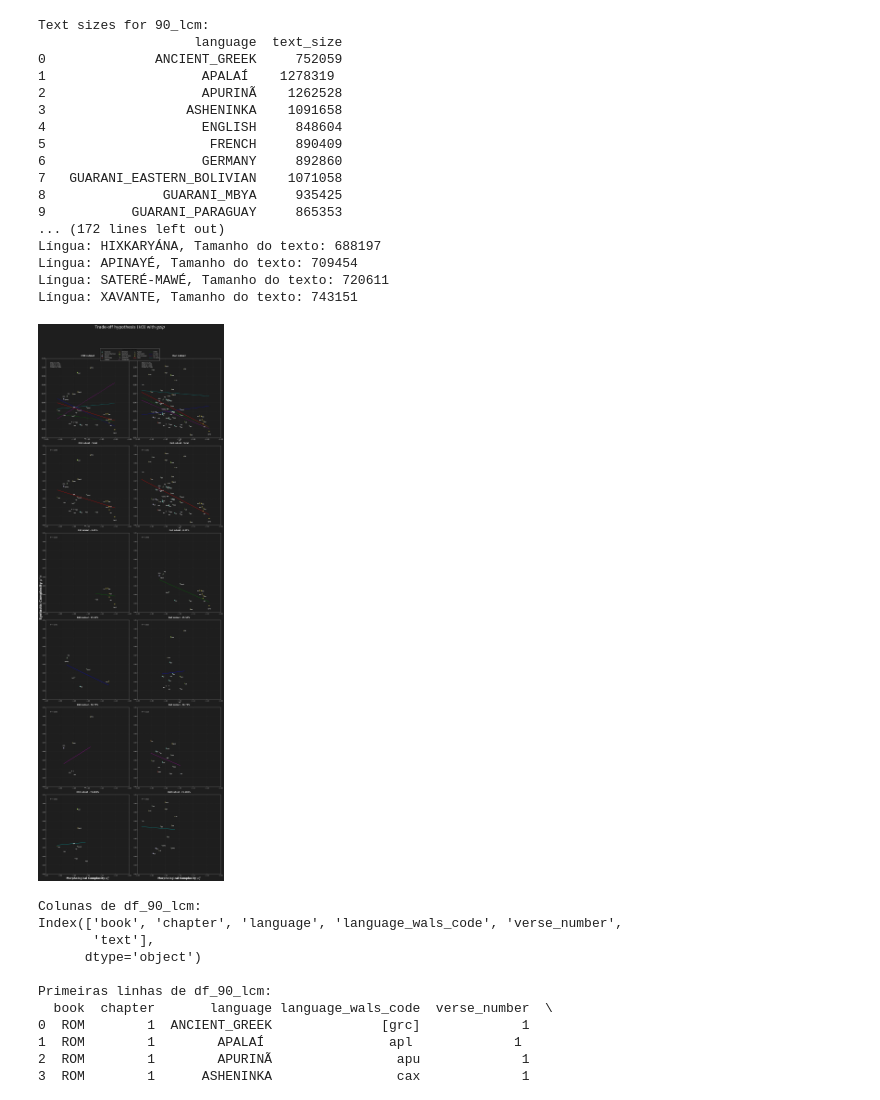
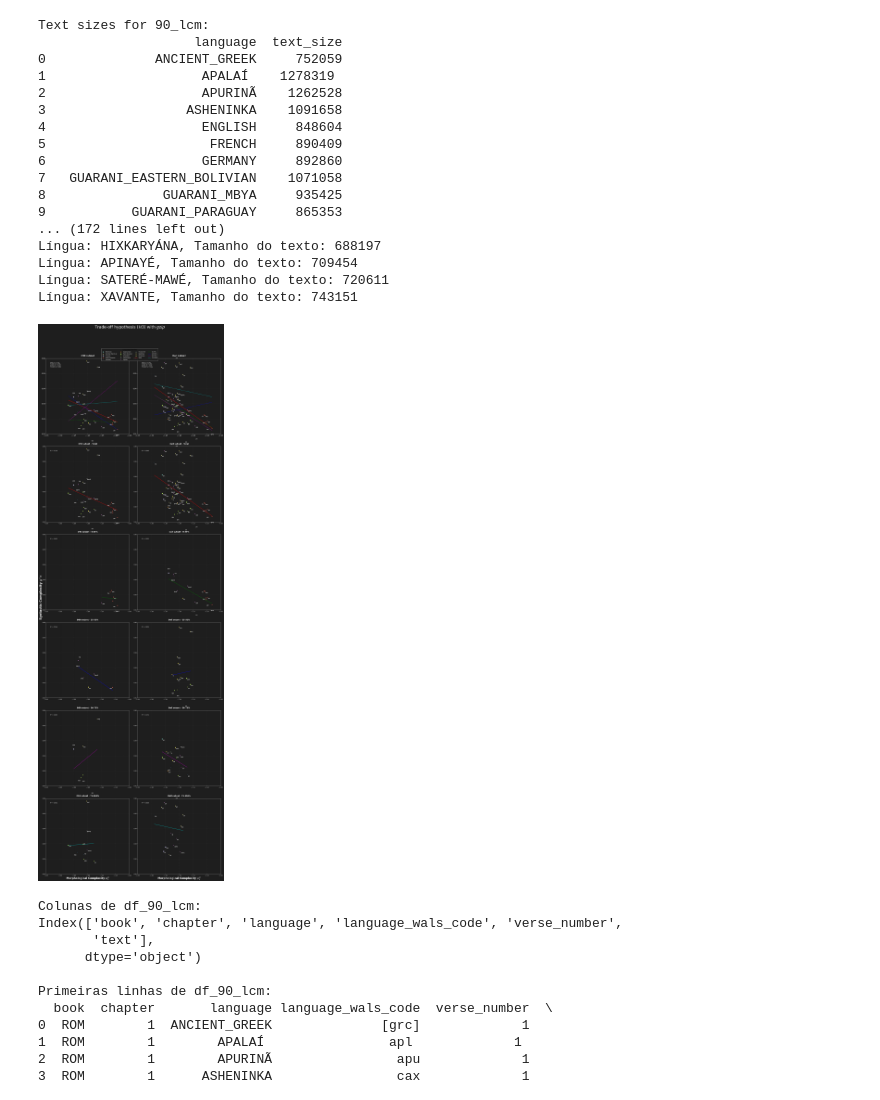
Before and after one commit to gabrielfsouza2002/lang_complexity, a Jupyter notebook: notebooks/H3Graph.ipynb, the cells around one changed output. Drawn from its saved outputs; the diff is of its cells as text; code cells hidden in the pictures.

```diff
--- a/notebooks/H3Graph.ipynb
+++ b/notebooks/H3Graph.ipynb
@@ -179,5 +179,4 @@ plot(df90, dfall, 'gzip', family=family, text=True)
 # %%
-
 def compute(dfi, alg, text_sizes, family):
     df = dfi.copy()
     ag = df.algorithm == alg
@@ -335,7 +334,7 @@ def plot_regression(df90, dfall, algo, family, text_sizes_90, text_sizes_all, wa
 
         ax[0, di].set_facecolor('#1e1e1e')
         ax[0, di].set_xlim((-1.35, -1.05))
-        ax[0, di].set_ylim((0.92, 1.01))
+        ax[0, di].set_ylim((0.91, 0.96))
         ax[0, di].grid(True, linestyle='--', alpha=0.3, color='gray')
 
         for i, f in enumerate(unique_families):
@@ -392,7 +391,7 @@ def plot_regression(df90, dfall, algo, family, text_sizes_90, text_sizes_all, wa
             ax_q = ax[i+1, di]
             ax_q.set_facecolor('#1e1e1e')
             ax_q.set_xlim((-1.35, -1.05))
-            ax_q.set_ylim((0.92, 1.01))
+            ax_q.set_ylim((0.91, 0.96))
             ax_q.grid(True, linestyle='--', alpha=0.3, color='gray')
 
             if 'family_glottocode' in df_quartile.columns:
@@ -476,34 +475,34 @@ print(text_sizes_lcm)
 df90 = pd.read_csv(d90_file, index_col=False)
 df90 = df90[df90.language != 'NAMBIKUÁRA'] # We removed Nambikuára because it has tone annotation
 df90.loc[df90.metric == 'del-chars', 'value'] = - df90.loc[df90.metric == 'del-chars', 'value']
 
 dfall = pd.read_csv(dall_file, index_col=False)
 dfall = dfall[dfall.language != 'NAMBIKUÁRA'] # We removed Nambikuára because it has tone annotation
 dfall.loc[dfall.metric == 'del-chars', 'value'] = - dfall.loc[dfall.metric == 'del-chars', 'value']
 
 family = pd.read_csv('../dataset/family.csv', index_col=None)
 
 # Chamar a função plot_regression com os dois conjuntos de text_sizes
 plot_regression(df90, dfall, 'gzip', family=family, text_sizes_90=text_sizes_90_lcm, text_sizes_all=text_sizes_lcm, text=True)
 # %% [output]
 Text sizes for 90_lcm:
                     language  text_size
 0              ANCIENT_GREEK     752059
 1                    APALAÍ    1278319
 2                    APURINÃ    1262528
 3                  ASHENINKA    1091658
 4                    ENGLISH     848604
 5                     FRENCH     890409
 6                    GERMANY     892860
 7   GUARANI_EASTERN_BOLIVIAN    1071058
 8               GUARANI_MBYA     935425
 9           GUARANI_PARAGUAY     865353
 ... (172 lines left out)
 Língua: HIXKARYÁNA, Tamanho do texto: 688197
 Língua: APINAYÉ, Tamanho do texto: 709454
 Língua: SATERÉ-MAWÉ, Tamanho do texto: 720611
 Língua: XAVANTE, Tamanho do texto: 743151
-[figure, old version]
+[figure, new version]
 # %%
 # Carregando os dados necessários
 bibles_lcm_file = '../dataset/bibles_lcm.csv'
```
Also changed, not shown: parts of 1 cell of this notebook, 13 other files.
